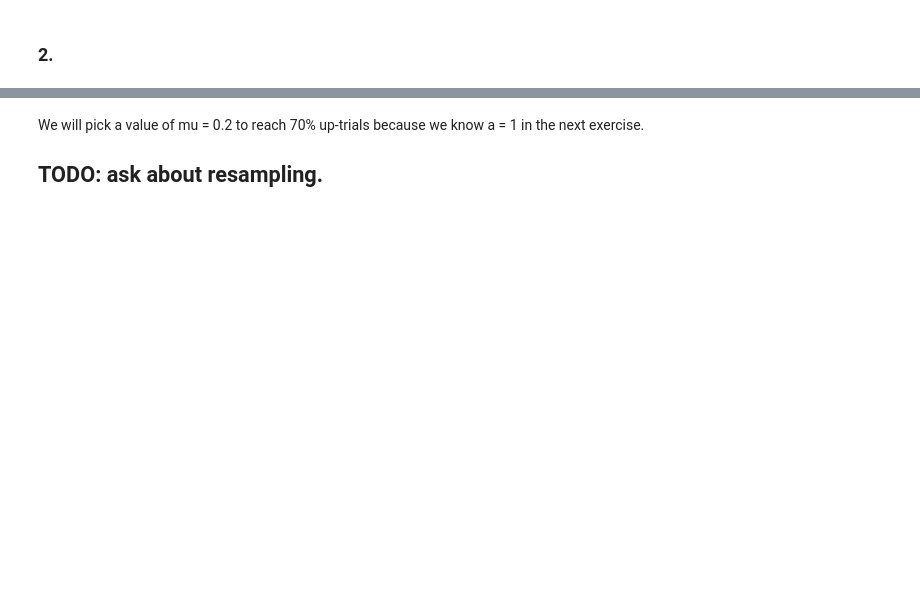
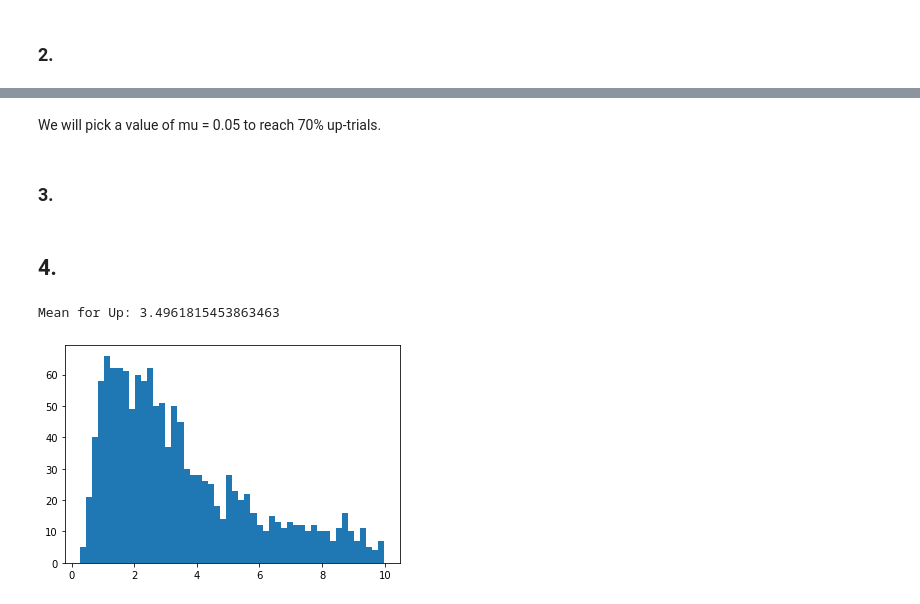
Before and after one commit to DorotheaMueller/mhbf, a Jupyter notebook: ex_6_budding_mueller.ipynb, the cells around one changed output, grey strips where cells are left out. Drawn from its saved outputs; the diff is of its cells as text; code cells hidden in the pictures; blank space fills up the shorter version.

```diff
--- a/ex_6_budding_mueller.ipynb
+++ b/ex_6_budding_mueller.ipynb
@@ -90,4 +95,44 @@ plt.legend()
 # %% [markdown]
-We will pick a value of mu = 0.2 to reach 70% up-trials because we know a = 1 in the next exercise.
-
-## TODO: ask about resampling.
+We will pick a value of mu = 0.05 to reach 70% up-trials.
+# %% [markdown]
+### 3.
+# %%
+def simulate_times(a = 1, mu_val= 0.05, n=2000, sigma=0.5):
+    res = np.zeros(len(t))
+
+    yes_times = []
+    no_times = []
+
+    for _ in range(n):
+        res[-2] = 0
+        idx_greater = n+1
+        idx_smaller = n+1
+
+        # Resample when no decision boundary is found
+        while(res[-2] < a and res[-2] > -a):
+            res = euler_maruyama(ffn, gfn, x0, t, mu=mu, sigma=sigma).flatten()
+
+        # Compare occurences.
+        if res[res>a].size != 0:
+            idx_greater = np.argwhere(res>a)[0][0]
+
+        if res[res<-a].size != 0:
+            idx_smaller = np.argwhere(res<-a)[0][0]
+
+        if idx_greater < idx_smaller:
+            yes_times.append(t[idx_greater])
+
+        else:
+            no_times.append(t[idx_smaller])
+
+    return yes_times, no_times
+# %%
+yes_time, no_time = simulate_times()
+# %% [markdown]
+## 4.
+# %%
+plt.hist(yes_time, bins = 50);
+print(f"Mean for Up: {np.mean(yes_time)}")
+# %% [output]
+Mean for Up: 3.4961815453863463
+[figure, added]
```
Also changed, not shown: parts of 6 cells of this notebook.
